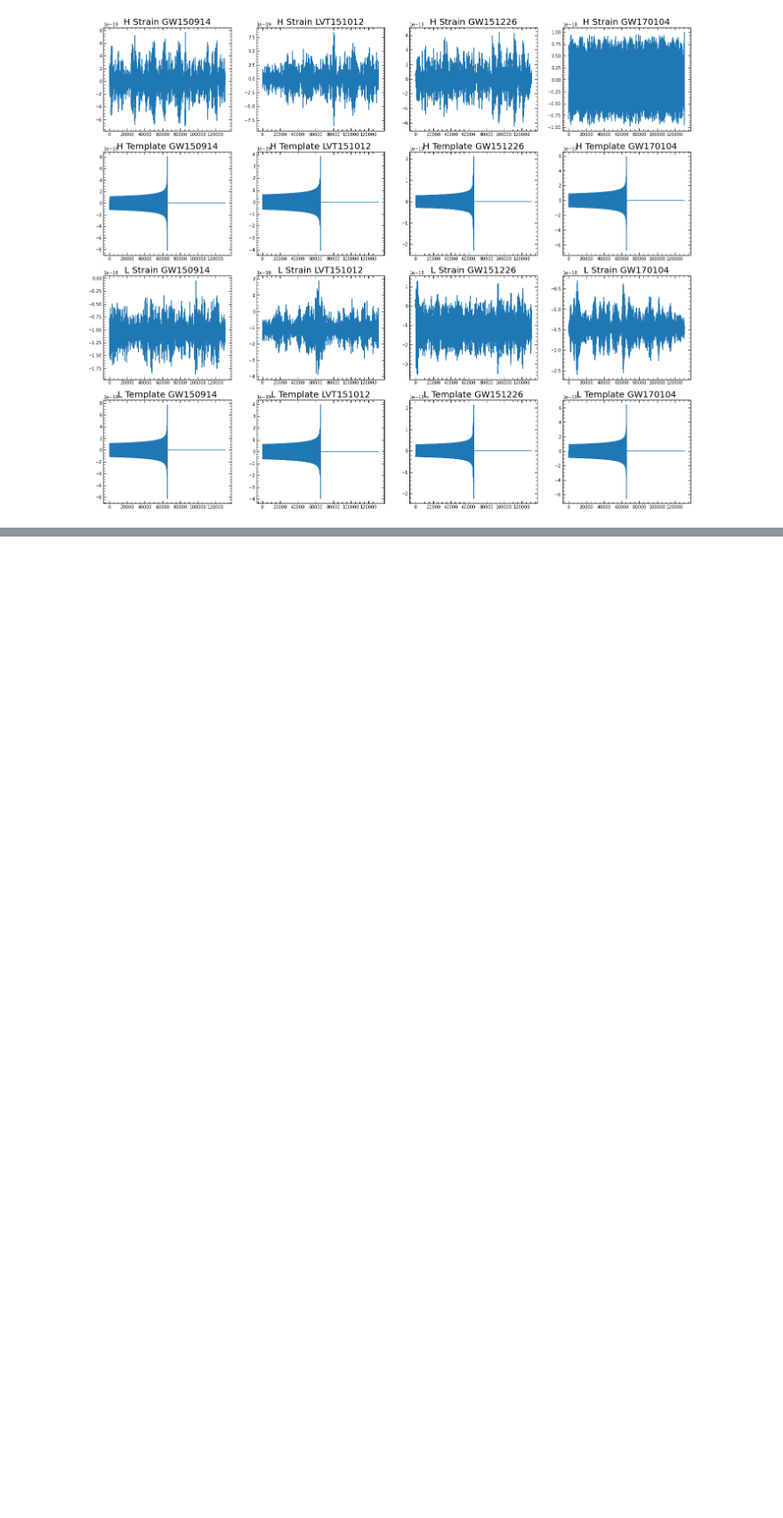
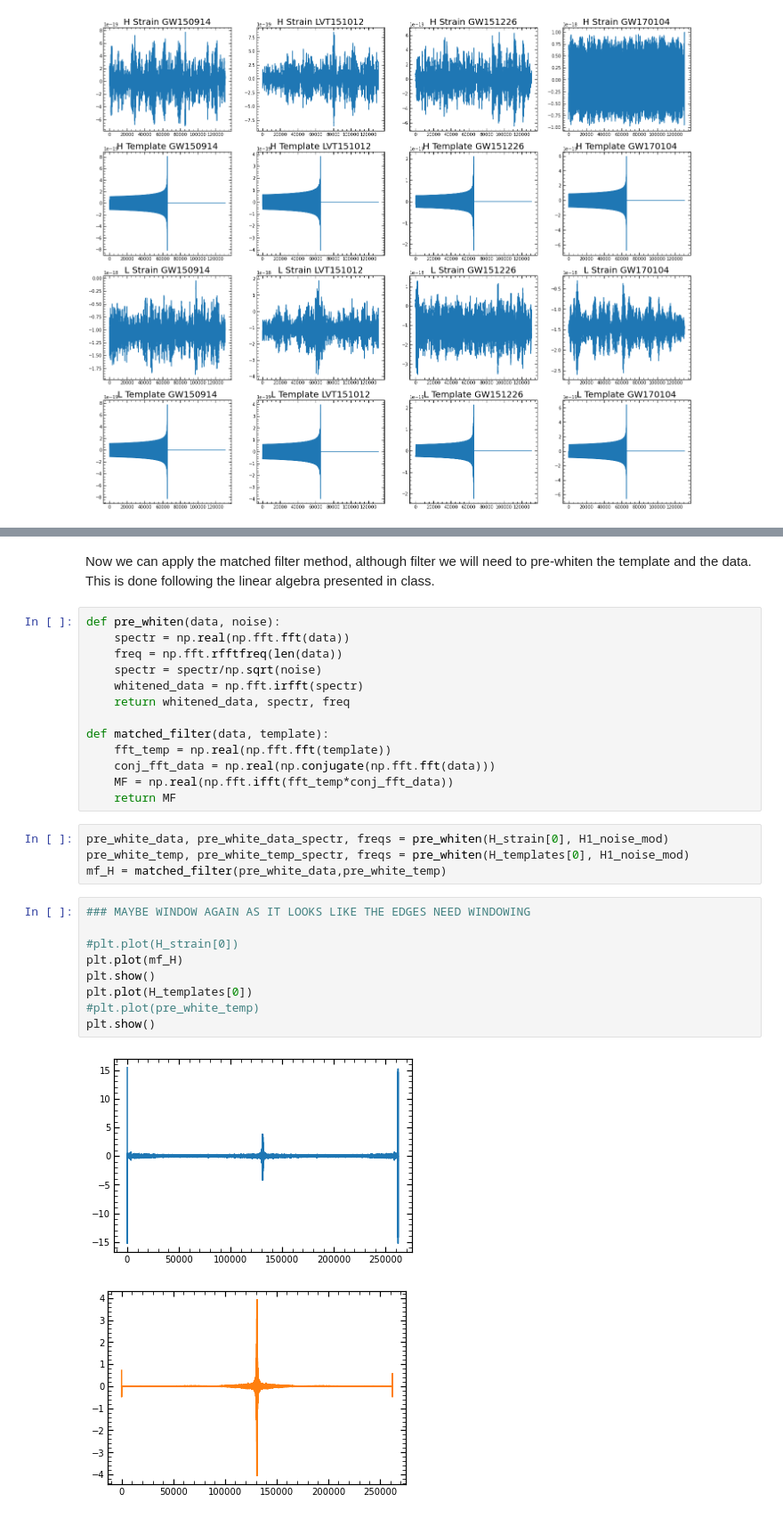
Before and after one commit to kenj19/PHYS512, a Jupyter notebook: PS6/ps6.ipynb, the cells around one changed output, grey strips where cells are left out. Shown at 89% size. Cells and saved outputs as stored; diff of their text form; blank space fills up the shorter version.

```diff
--- a/PS6/ps6.ipynb
+++ b/PS6/ps6.ipynb
@@ -108,0 +185,31 @@ Clearly, the data is very spikey, especially at larger frequencies, so we can tr
+# %% [markdown]
+Now we can apply the matched filter method, although filter we will need to pre-whiten the template and the data. This is done following the linear algebra presented in class.
+# %%
+def pre_whiten(data, noise):
+    spectr = np.real(np.fft.fft(data))
+    freq = np.fft.rfftfreq(len(data))
+    spectr = spectr/np.sqrt(noise)
+    whitened_data = np.fft.irfft(spectr)
+    return whitened_data, spectr, freq
+
+def matched_filter(data, template):
+    fft_temp = np.real(np.fft.fft(template))
+    conj_fft_data = np.real(np.conjugate(np.fft.fft(data)))
+    MF = np.real(np.fft.ifft(fft_temp*conj_fft_data))
+    return MF
+# %%
+pre_white_data, pre_white_data_spectr, freqs = pre_whiten(H_strain[0], H1_noise_mod)
+pre_white_temp, pre_white_temp_spectr, freqs = pre_whiten(H_templates[0], H1_noise_mod)
+mf_H = matched_filter(pre_white_data,pre_white_temp)
+# %%
+### MAYBE WINDOW AGAIN AS IT LOOKS LIKE THE EDGES NEED WINDOWING
+
+#plt.plot(H_strain[0])
+plt.plot(mf_H)
+plt.show()
+plt.plot(H_templates[0])
+#plt.plot(pre_white_temp)
+plt.show()
+# %% [output]
+[figure, added]
+[figure, added]
```
Also changed, not shown: parts of 18 cells of this notebook.
